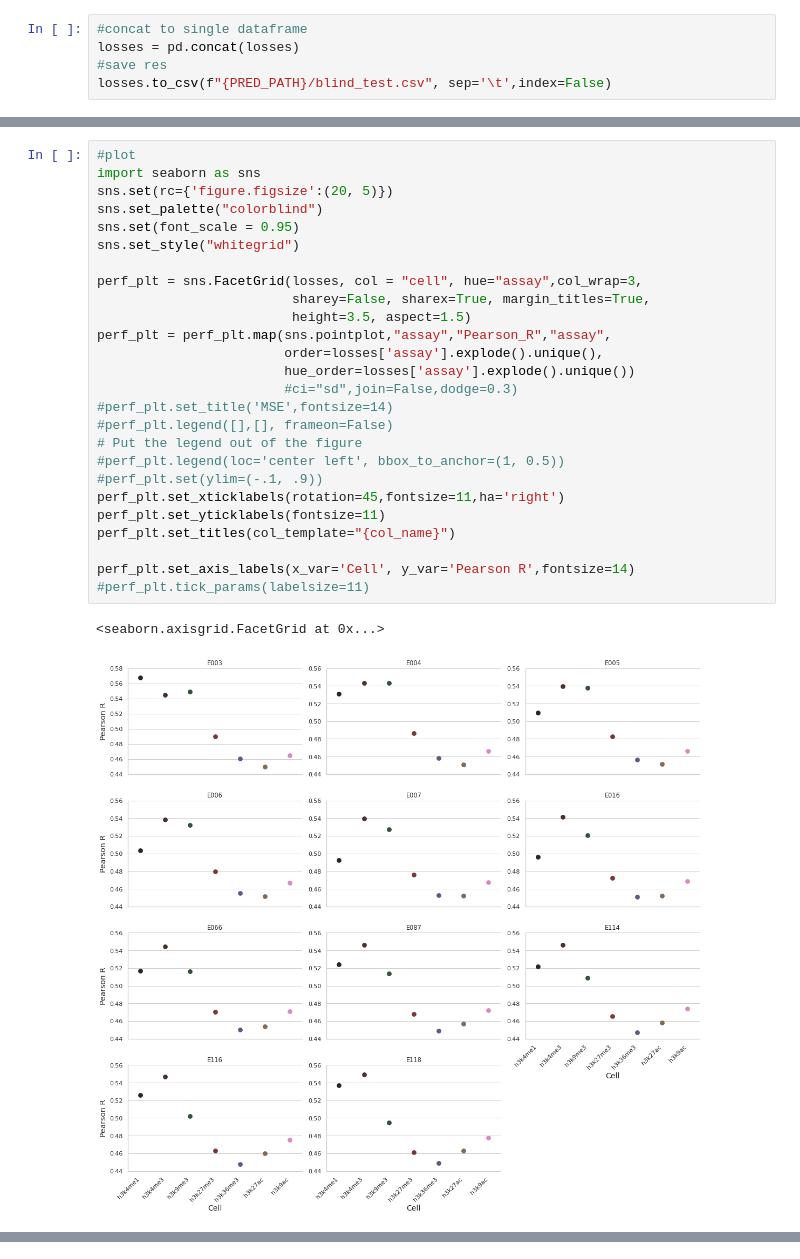
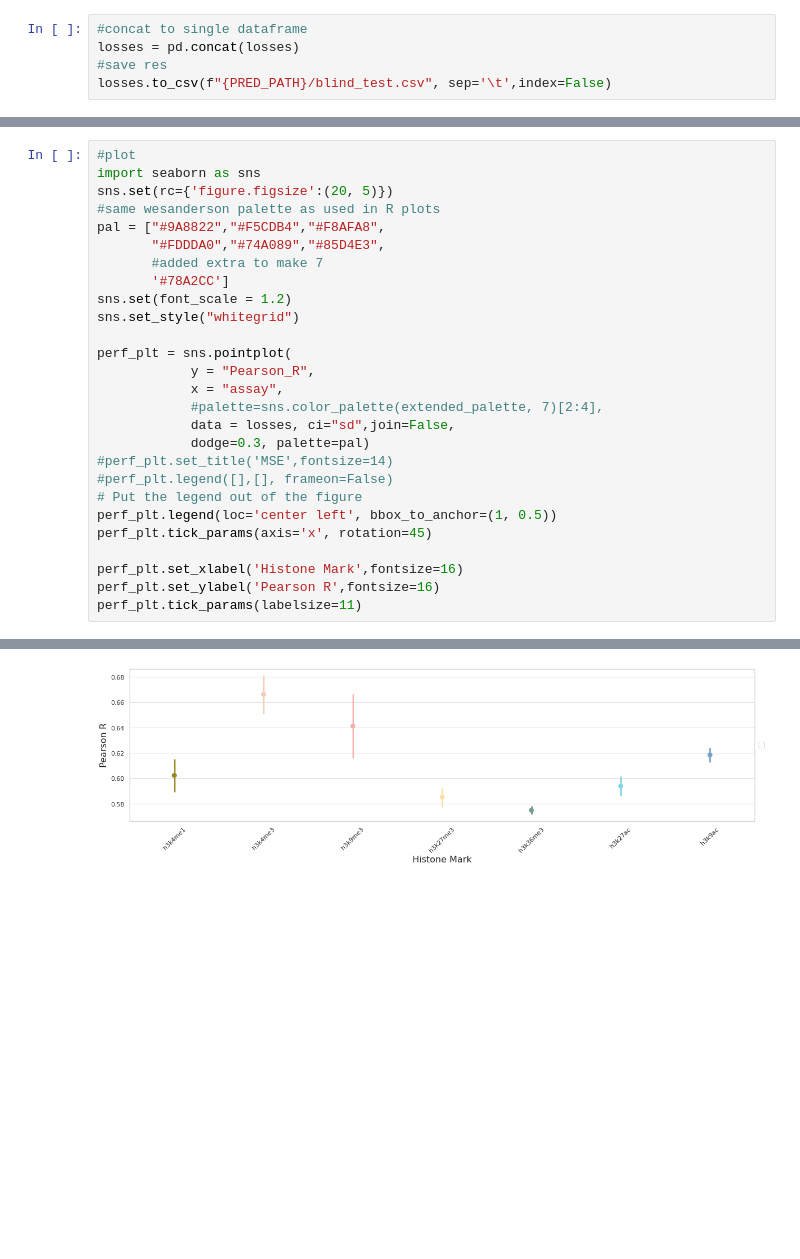
Before and after one commit to neurogenomics/chromexpress, a Jupyter notebook: Predicting.ipynb, the cells around one changed output, grey strips where cells are left out. Drawn from its saved outputs; the diff is of its cells as text; blank space fills up the shorter version.

```diff
--- a/Predicting.ipynb
+++ b/Predicting.ipynb
@@ -240,29 +212,28 @@ Other papers tried to study this using SVMs and linear regression (they had a lo
-# %%
-#plot
-import seaborn as sns
-sns.set(rc={'figure.figsize':(20, 5)})
-sns.set_palette("colorblind")
-sns.set(font_scale = 0.95)
-sns.set_style("whitegrid")
-
-perf_plt = sns.FacetGrid(losses, col = "cell", hue="assay",col_wrap=3,
-                         sharey=False, sharex=True, margin_titles=True,
-                         height=3.5, aspect=1.5)
-perf_plt = perf_plt.map(sns.pointplot,"assay","Pearson_R","assay",
-                        order=losses['assay'].explode().unique(),
-                        hue_order=losses['assay'].explode().unique())
-                        #ci="sd",join=False,dodge=0.3)
-#perf_plt.set_title('MSE',fontsize=14)
-#perf_plt.legend([],[], frameon=False)
-# Put the legend out of the figure
-#perf_plt.legend(loc='center left', bbox_to_anchor=(1, 0.5))
-#perf_plt.set(ylim=(-.1, .9))
-perf_plt.set_xticklabels(rotation=45,fontsize=11,ha='right')
-perf_plt.set_yticklabels(fontsize=11)
-perf_plt.set_titles(col_template="{col_name}")
-
-perf_plt.set_axis_labels(x_var='Cell', y_var='Pearson R',fontsize=14)
-#perf_plt.tick_params(labelsize=11)
-# %% [output]
-<seaborn.axisgrid.FacetGrid at 0x...>
-[figure, removed]
+# %%
+#plot
+import seaborn as sns
+sns.set(rc={'figure.figsize':(20, 5)})
+#same wesanderson palette as used in R plots
+pal = ["#9A8822","#F5CDB4","#F8AFA8",
+       "#FDDDA0","#74A089","#85D4E3",
+       #added extra to make 7
+       '#78A2CC']
+sns.set(font_scale = 1.2)
+sns.set_style("whitegrid")
+
+perf_plt = sns.pointplot(
+            y = "Pearson_R",
+            x = "assay",
+            #palette=sns.color_palette(extended_palette, 7)[2:4],
+            data = losses, ci="sd",join=False,
+            dodge=0.3, palette=pal)
+#perf_plt.set_title('MSE',fontsize=14)
+#perf_plt.legend([],[], frameon=False)
+# Put the legend out of the figure
+perf_plt.legend(loc='center left', bbox_to_anchor=(1, 0.5))
+perf_plt.tick_params(axis='x', rotation=45)
+
+perf_plt.set_xlabel('Histone Mark',fontsize=16)
+perf_plt.set_ylabel('Pearson R',fontsize=16)
+perf_plt.tick_params(labelsize=11)
+# %% [output]
@@ -268,0 +241 @@ perf_plt.set_axis_labels(x_var='Cell', y_var='Pearson R',fontsize=14)
+[figure, added]
```
Also changed, not shown: parts of 45 cells of this notebook, 9 other files.
